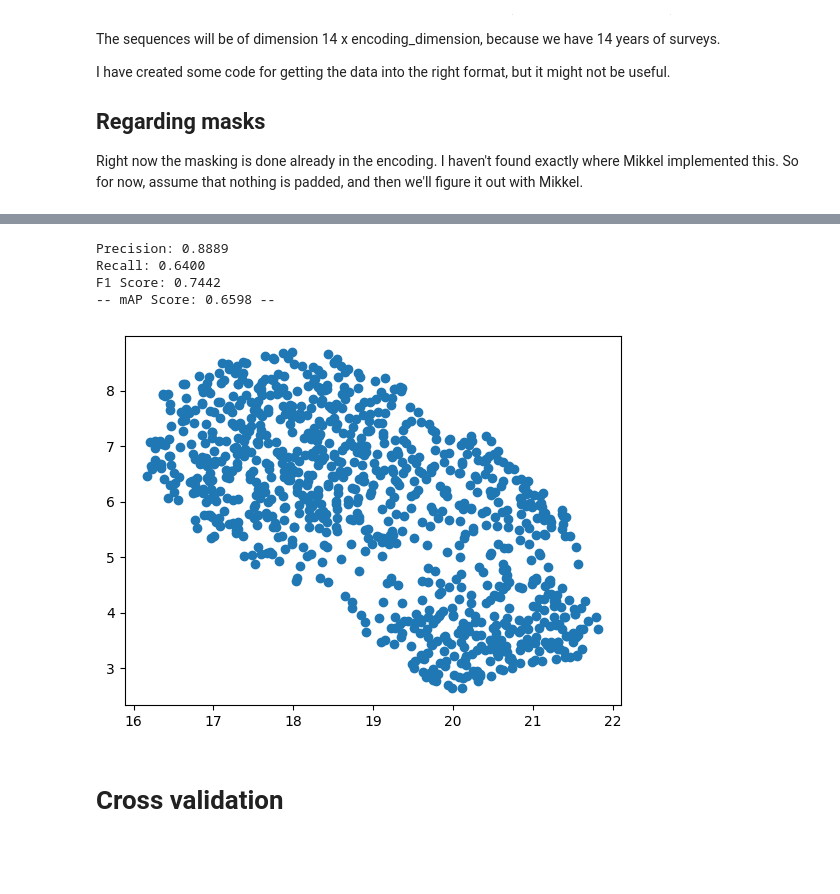
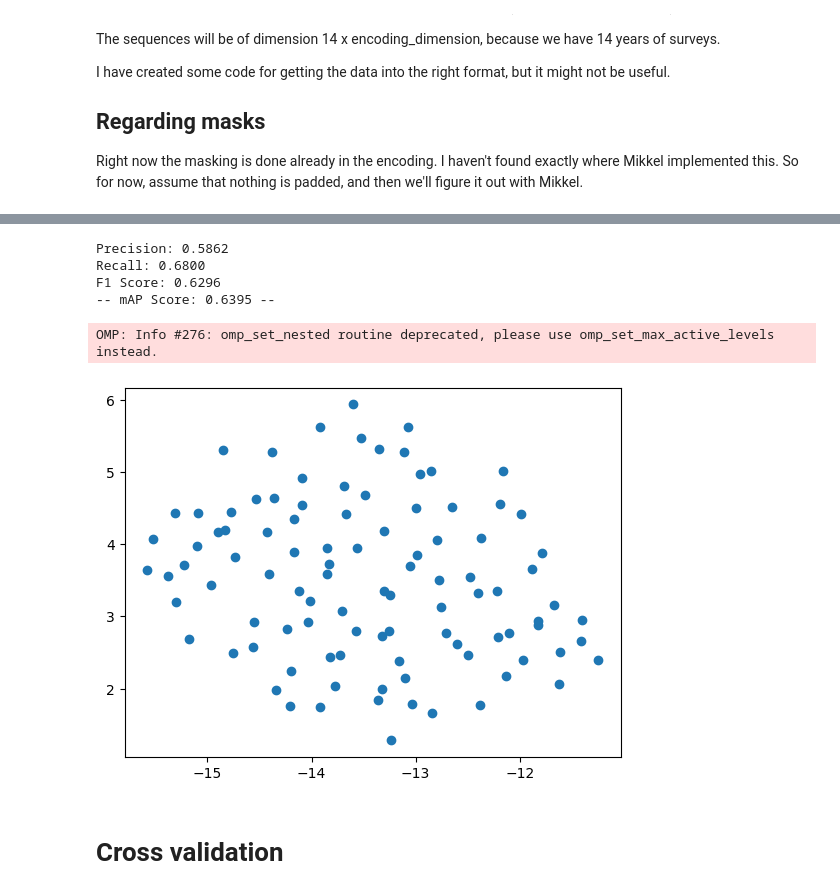
Before and after one commit to Lasse-mohr/fertility-prediction-challenge, a Jupyter notebook: train_finetune.ipynb, the cells around one changed output, grey strips where cells are left out. Saved outputs shown, nothing was run; the diff lists cells and outputs as text; code cells hidden in the pictures; blank space fills up the shorter version.

Commit message:
ExcelFormer training
add code for the ExcelFormer and add training pipeline to train_finetune.ipynb.
Also added finetune_saturation_test.ipynb

```diff
--- a/train_finetune.ipynb
+++ b/train_finetune.ipynb
@@ -41,6 +37,7 @@ targets = pd.read_csv('data/training_data/PreFer_train_outcome.csv')
 codebook = pd.read_csv('data/codebooks/PreFer_codebook.csv')
 # %%
-importance = pd.read_csv('features_importance_1000.csv')
-custom_pairs = importance.iloc[:100].feature.map(lambda x: get_generic_name(x))
+N=200
+importance = pd.read_csv('features_importance_all.csv')
+custom_pairs = importance.feature.map(lambda x: get_generic_name(x)).unique()[:N]
 "Unique columns count: %s" %len(set(custom_pairs))
 # %% [output]
@@ -185,0 +77,15 @@ plt.show()
+# %%
+encoder = CustomExcelFormer(vocab_size=VOCAB_SIZE,
+                            hidden_size=HIDDEN_SIZE,
+                            out_size=ENCODING_SIZE,
+                            n_years=14,
+                            num_heads=NUM_HEADS,
+                            num_layers=NUM_LAYERS,
+                            num_classes=2,
+                            sequence_len=SEQ_LEN,
+                            aium_dropout=0.3,
+                            diam_dropout=0.2,
+                            residual_dropout=0.1,
+                            embedding_dropout=0.1,
+                            mixup=None,
+                            beta=0.2).to(device)
@@ -237,33 +146,24 @@ test_dataloader  = DataLoader(test_dataset,  batch_size=rnn_batch_size)
 SEQ_LEN = pretrain_dataset.get_seq_len()
 VOCAB_SIZE = pretrain_dataset.get_vocab_size()
 
-num_epochs_ft = 15
-learning_rate_ft = 5e-4
-
-encoder = TabularEncoder(vocab_size=VOCAB_SIZE,
-                         embedding_size=HIDDEN_SIZE,
-                         output_size=ENCODING_SIZE,
-                         num_layers=NUM_LAYERS,
-                         sequence_len=SEQ_LEN,
-                         layer_type = "mixture",
-                         dropout=0.2,
-                         decoder_output=3).to(device)
-encoder.load_state_dict(torch.load('weights/exp_4.pt'))
+num_epochs_ft = 9
+learning_rate_ft = 1e-3
 
 decoder = GRUDecoder(
     input_size=ENCODING_SIZE,
     hidden_size=HIDDEN_SIZE,
-    num_layers=2,
+    num_layers=3,
     max_seq_len=14,
-    dropout=0.3,
+    dropout=0.15,
     bidirectional=False,
     with_attention = True
 ).to(device)
 
+
 # Define loss function and optimizer for RNN
-ft_loss = nn.BCELoss()
+ft_loss = nn.BCEWithLogitsLoss(pos_weight=torch.Tensor([1/0.2]).to(device))
 ft_optimizer = torch.optim.RAdam(list(decoder.parameters()) + list(encoder.parameters()) , lr=learning_rate_ft, weight_decay=1e-2, decoupled_weight_decay=True)
-ft_scheduler = optim.lr_scheduler.CosineAnnealingLR(ft_optimizer, T_max = num_epochs_ft, eta_min = 1e-6, last_epoch = -1)
+ft_scheduler = optim.lr_scheduler.CosineAnnealingLR(ft_optimizer, T_max = num_epochs_ft, eta_min = 1e-4, last_epoch = -1)
 
 # Training loop
 decoder.train()
@@ -379,50 +296,48 @@ for batch in test_dataloader:
     input_year = input_year.reshape(-1).to(device)
     input_seq = input_seq.reshape(bs * ss, -1).to(device)
 
-    encodings = encoder.get_encoding(input_year, input_seq).view(bs,ss, -1)
+    encodings, _ = encoder(input_year, input_seq)
+    encodings = encodings.view(bs,ss, -1)
     mask = ~((input_seq == 101).sum(-1) == SEQ_LEN).view(bs,ss).detach()
 
 
     # Forward pass
-    xx = decoder(encodings, mask)
-    outputs = torch.nn.functional.sigmoid(xx).flatten()
-    loss = ft_loss(outputs, labels)
+    xx = decoder(encodings, mask).flatten()
+    outputs = F.sigmoid(xx)
+    loss = ft_loss(xx, labels)
     test_loss.append(loss.detach().cpu().numpy())
     preds.extend(outputs.detach().cpu().numpy().tolist())
     targets.extend(labels.cpu().numpy().tolist())
 
 # Concatenate all the batches
-predictions = (torch.tensor(preds) > 0.5).float()
-probs = F.sigmoid(predictions)
+probs = torch.tensor(preds).flatten()
 actuals = torch.tensor(targets).flatten()
 # Concatenate all the batches
-predictions = (torch.tensor(preds) > 0.5).float()
-probs = F.sigmoid(predictions)
-actuals = torch.tensor(targets).flatten()
 
 # Calculate precision, recall, and F1 score
-precision, recall, f1, _ = precision_recall_fscore_support(actuals.cpu().numpy(), predictions.cpu().numpy(), average='binary')
+precision, recall, f1, _ = precision_recall_fscore_support(actuals.cpu().numpy(), probs.cpu().numpy() > 0.5, average='binary')
 map_roc = average_precision_score(actuals.numpy(), probs.numpy())
 print(f"Precision: {precision:.4f}")
 print(f"Recall: {recall:.4f}")
 print(f"F1 Score: {f1:.4f}")
 print(f"-- mAP Score: {map_roc:.4f} --")
 # %% [output]
-Precision: 0.8889
-Recall: 0.6400
-F1 Score: 0.7442
--- mAP Score: 0.6598 --
+Precision: 0.5862
+Recall: 0.6800
+F1 Score: 0.6296
+-- mAP Score: 0.6395 --
 # %%
 #import umap
 import umap.umap_ as umap
 import matplotlib.pyplot as plt
-w = encoder.embedding.answer_embedding.weight.detach().cpu().numpy()
+w = encoder.embedding.question_embedding.weight.detach().cpu().numpy()
 projector = umap.UMAP(n_components=2)
 wp = projector.fit_transform(w)
 plt.scatter(wp[:,0], wp[:,1])
 plt.show()
 # %% [output]
+OMP: Info #276: omp_set_nested routine deprecated, please use omp_set_max_active_levels instead.
-[figure, old version]
+[figure, new version]
 # %% [markdown]
 # Cross validation
 # %%
```
Also changed, not shown: parts of 21 cells of this notebook, 5 other files.
